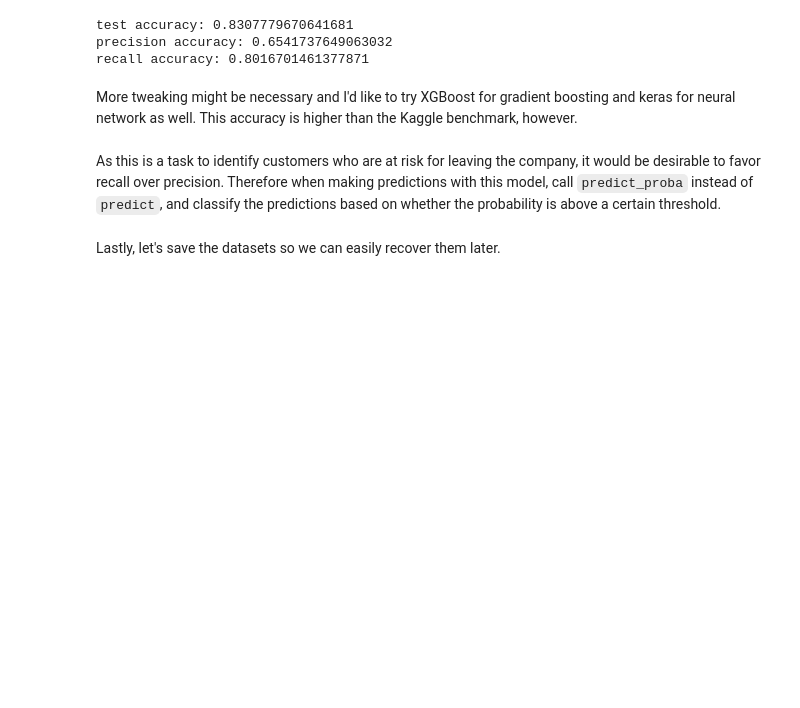
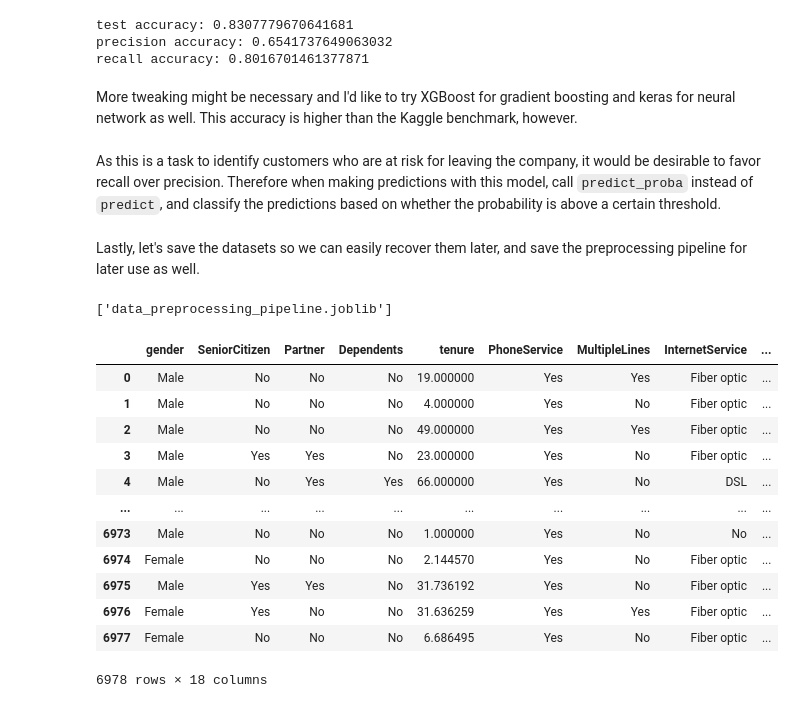
Before and after one commit to jaymberman/telco-cust-churn, a Jupyter notebook: jupyter_notebook/EDA.ipynb, the cells around one changed output. Drawn from its saved outputs; the diff is of its cells as text; code cells hidden in the pictures; blank space fills up the shorter version.

```diff
--- a/jupyter_notebook/EDA.ipynb
+++ b/jupyter_notebook/EDA.ipynb
@@ -699,7 +696,7 @@ More tweaking might be necessary and I'd like to try XGBoost for gradient boosti
 # %% [markdown]
 As this is a task to identify customers who are at risk for leaving the company, it would be desirable to favor recall over precision. Therefore when making predictions with this model, call `predict_proba` instead of `predict`, and classify the predictions based on whether the probability is above a certain threshold.
 # %% [markdown]
-Lastly, let's save the datasets so we can easily recover them later.
+Lastly, let's save the datasets so we can easily recover them later, and save the preprocessing pipeline for later use as well.
 # %%
 y_train_inliers_smote.to_csv('y_train', header=False, index=False)
 y_test.to_csv('y_test', header=False, index=False)
@@ -707,0 +707,20 @@ np.save('X_test', X_test_processed)
+# %%
+dump(col_transformer, 'data_preprocessing_pipeline.joblib')
+# %% [output]
+['data_preprocessing_pipeline.joblib']
+# %%
+X_train_inliers_smote
+# %% [output]
+|  | gender | SeniorCitizen | Partner | Dependents | tenure | PhoneService | MultipleLines | InternetService | ... |
+| 0 | Male | No | No | No | 19.000000 | Yes | Yes | Fiber optic | ... |
+| 1 | Male | No | No | No | 4.000000 | Yes | No | Fiber optic | ... |
+| 2 | Male | No | No | No | 49.000000 | Yes | Yes | Fiber optic | ... |
+| 3 | Male | Yes | Yes | No | 23.000000 | Yes | No | Fiber optic | ... |
+| 4 | Male | No | Yes | Yes | 66.000000 | Yes | No | DSL | ... |
+| ... | ... | ... | ... | ... | ... | ... | ... | ... | ... |
+| 6973 | Male | No | No | No | 1.000000 | Yes | No | No | ... |
+| 6974 | Female | No | No | No | 2.144570 | Yes | No | Fiber optic | ... |
+| 6975 | Male | Yes | Yes | No | 31.736192 | Yes | No | Fiber optic | ... |
+| 6976 | Female | Yes | No | No | 31.636259 | Yes | Yes | Fiber optic | ... |
+| 6977 | Female | No | No | No | 6.686495 | Yes | No | Fiber optic | ... |
+6978 rows × 18 columns
```
Also changed, not shown: parts of 3 cells of this notebook, 5 other files.
